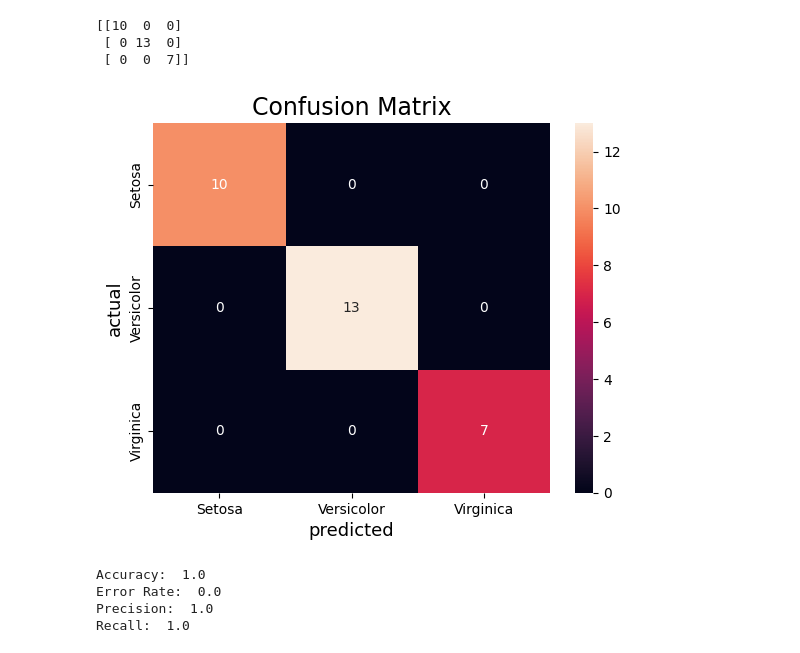
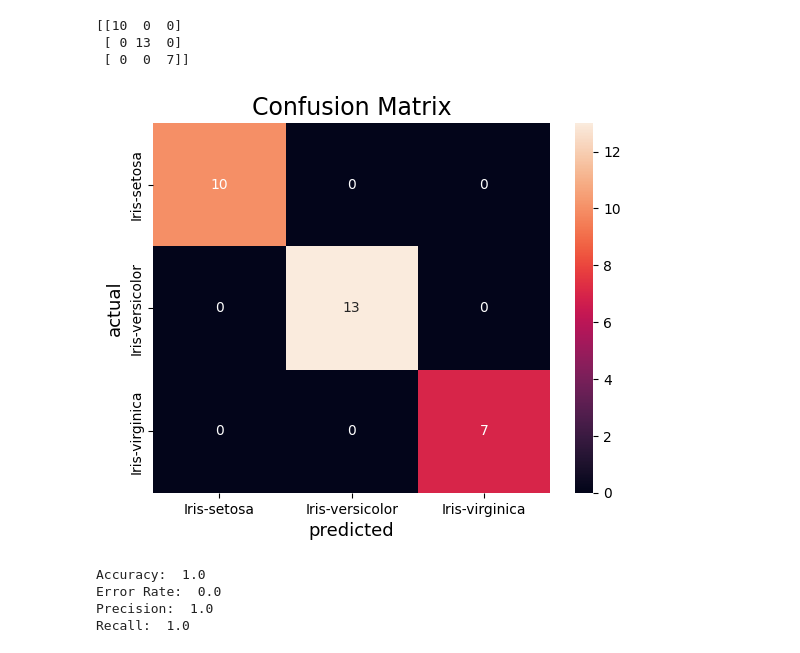
Before and after one commit to Manav2031/PICT_CourseWork_TE_2023-24, a Jupyter notebook: Semester 2/DSBDAL/Assignment 10/Assignment10.ipynb, the cells around one changed output. Cells and saved outputs as stored; diff of their text form; code cells hidden in the pictures.

```diff
--- a/Semester 2/DSBDAL/Assignment 10/Assignment10.ipynb
+++ b/Semester 2/DSBDAL/Assignment 10/Assignment10.ipynb
@@ -81,9 +81,6 @@ df.head()
 # %%
 x=df.iloc[:,1:5].values
 y=df.iloc[:,5:].values
-from sklearn.preprocessing import LabelEncoder
-le=LabelEncoder()
-y=le.fit_transform(y)
 # %%
 from sklearn.model_selection import train_test_split
 x_train,x_test,y_train,y_test=train_test_split(x,y,test_size=0.2,random_state=10)
@@ -104,11 +101,11 @@ print(cm)
  [ 0 13  0]
  [ 0  0  7]]
 # %%
-sns.heatmap(cm, annot=True, xticklabels=['Setosa','Versicolor','Virginica'], yticklabels=['Setosa','Versicolor','Virginica'])
+sns.heatmap(cm, annot=True, xticklabels=['Iris-setosa','Iris-versicolor','Iris-virginica'], yticklabels=['Iris-setosa','Iris-versicolor','Iris-virginica'])
 plt.ylabel('actual',fontsize=13)
 plt.xlabel('predicted',fontsize=13)
 plt.title('Confusion Matrix',fontsize=17)
 plt.show()
 # %% [output]
-[figure, old version]
+[figure, new version]
 # %%
```
Also changed, not shown: parts of 3 cells of this notebook.
